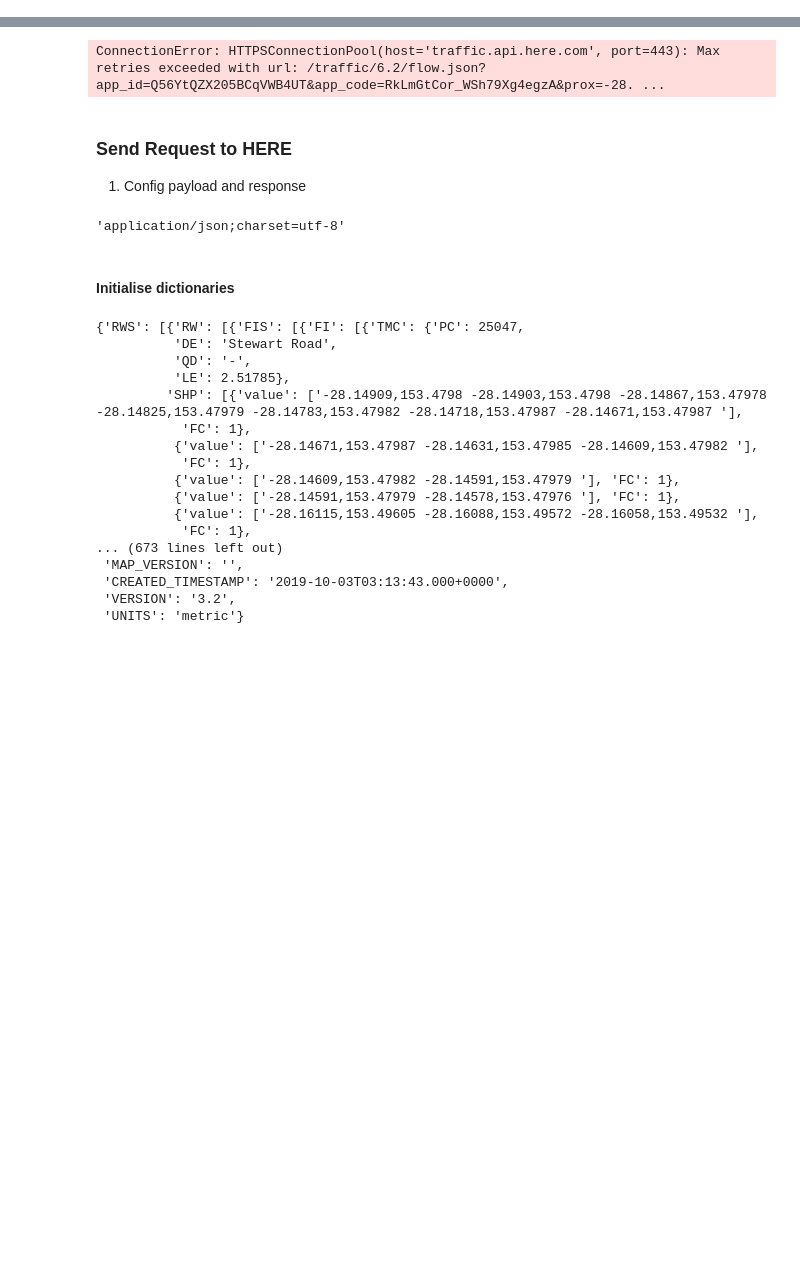
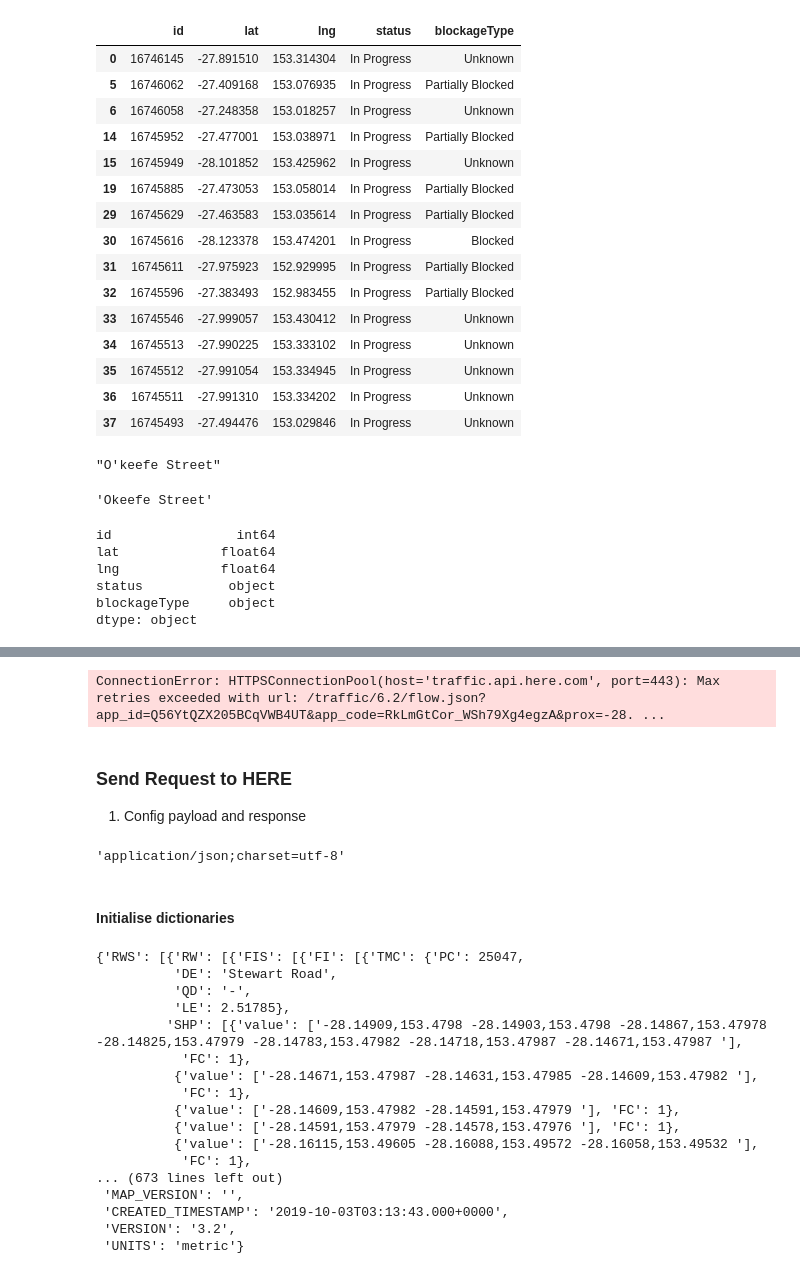
Before and after one commit to jaworra/Jupyter-Notebooks, a Jupyter notebook: hereJSON.ipynb, the cells around one changed output, grey strips where cells are left out. Cells and saved outputs as stored; diff of their text form; code cells hidden in the pictures; blank space fills up the shorter version.

```diff
--- a/hereJSON.ipynb
+++ b/hereJSON.ipynb
@@ -2,0 +52,19 @@
+# %%
+incCsv
+# %% [output]
+|  | id | lat | lng | status | blockageType |
+| 0 | 16746145 | -27.891510 | 153.314304 | In Progress | Unknown |
+| 5 | 16746062 | -27.409168 | 153.076935 | In Progress | Partially Blocked |
+| 6 | 16746058 | -27.248358 | 153.018257 | In Progress | Unknown |
+| 14 | 16745952 | -27.477001 | 153.038971 | In Progress | Partially Blocked |
+| 15 | 16745949 | -28.101852 | 153.425962 | In Progress | Unknown |
+| 19 | 16745885 | -27.473053 | 153.058014 | In Progress | Partially Blocked |
+| 29 | 16745629 | -27.463583 | 153.035614 | In Progress | Partially Blocked |
+| 30 | 16745616 | -28.123378 | 153.474201 | In Progress | Blocked |
+| 31 | 16745611 | -27.975923 | 152.929995 | In Progress | Partially Blocked |
+| 32 | 16745596 | -27.383493 | 152.983455 | In Progress | Partially Blocked |
+| 33 | 16745546 | -27.999057 | 153.430412 | In Progress | Unknown |
+| 34 | 16745513 | -27.990225 | 153.333102 | In Progress | Unknown |
+| 35 | 16745512 | -27.991054 | 153.334945 | In Progress | Unknown |
+| 36 | 16745511 | -27.991310 | 153.334202 | In Progress | Unknown |
+| 37 | 16745493 | -27.494476 | 153.029846 | In Progress | Unknown |
@@ -2,0 +73,4 @@
+# %%
+stringCr
+# %% [output]
+"O'keefe Street"
@@ -2,0 +79,13 @@
+# %%
+stringCr
+# %% [output]
+'Okeefe Street'
+# %%
+incCsv.dtypes
+# %% [output]
+id                int64
+lat             float64
+lng             float64
+status           object
+blockageType     object
+dtype: object
```
Also changed, not shown: parts of 11 cells of this notebook.
